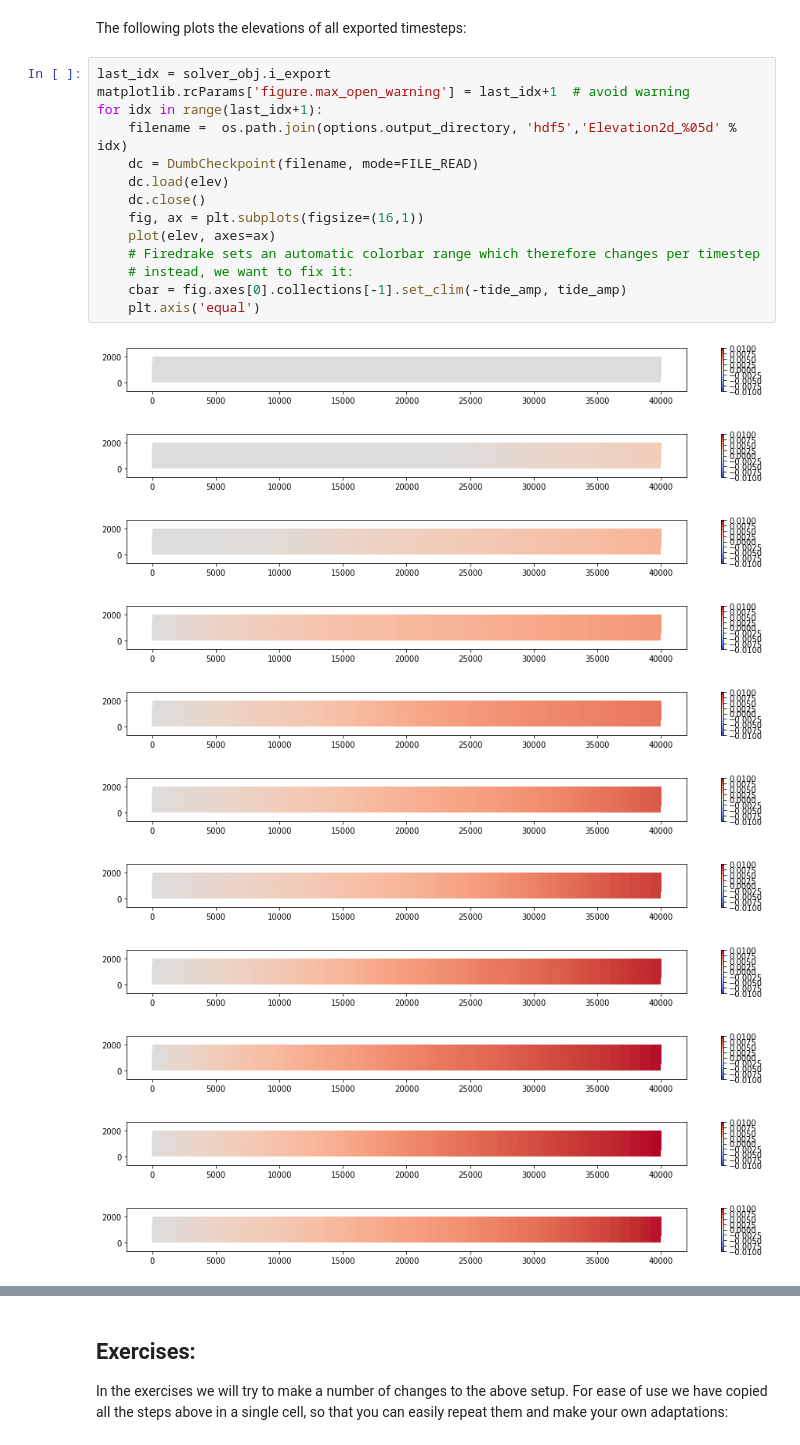
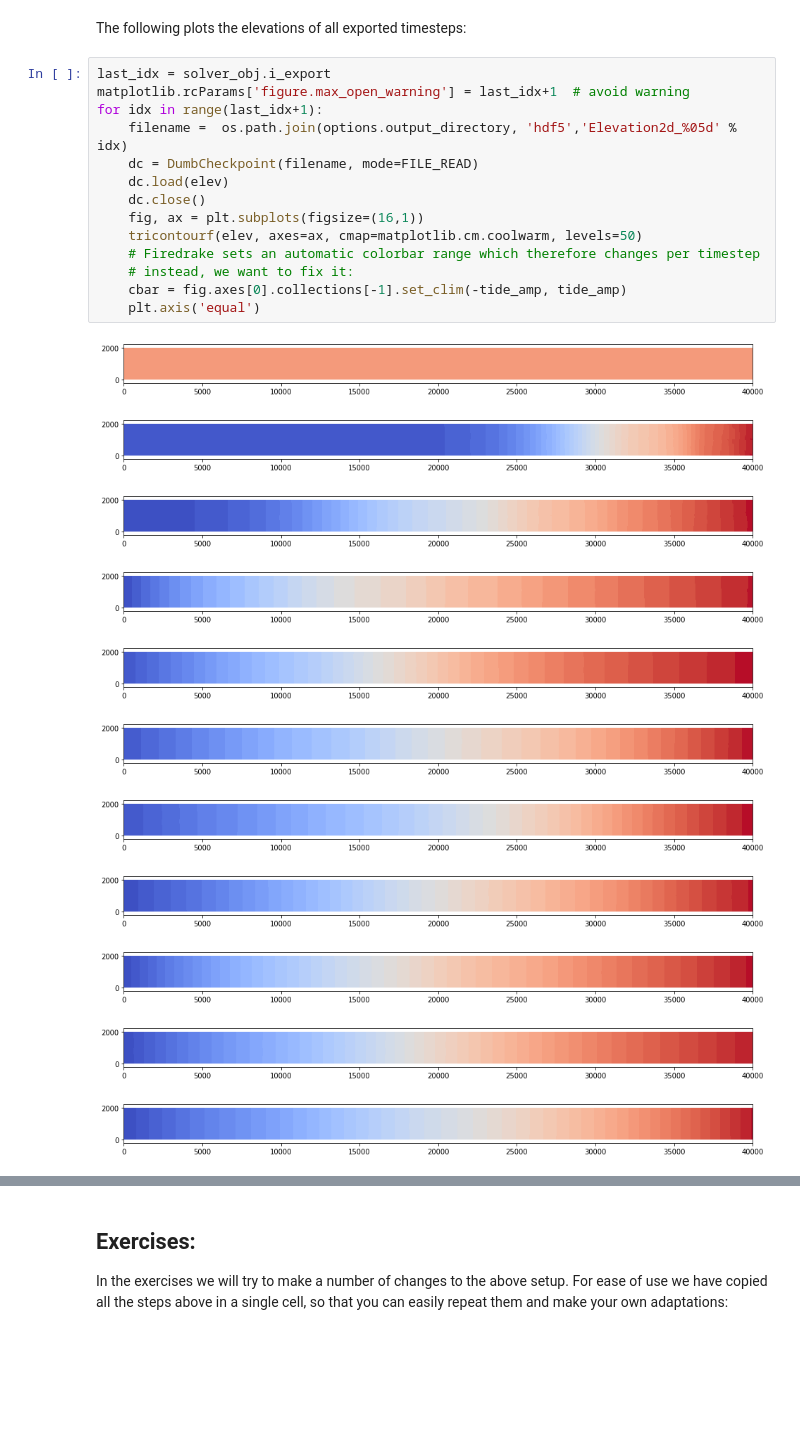
Before and after one commit to thetisproject/thetis, a Jupyter notebook: demos/01-2d-channel.ipynb, the cells around one changed output, grey strips where cells are left out. Saved outputs shown, nothing was run; the diff lists cells and outputs as text; blank space fills up the shorter version.

```diff
--- a/demos/01-2d-channel.ipynb
+++ b/demos/01-2d-channel.ipynb
@@ -194,26 +193,26 @@ The following plots the elevations of all exported timesteps:
 # %%
 last_idx = solver_obj.i_export
 matplotlib.rcParams['figure.max_open_warning'] = last_idx+1  # avoid warning
 for idx in range(last_idx+1):
     filename =  os.path.join(options.output_directory, 'hdf5','Elevation2d_%05d' % idx)
     dc = DumbCheckpoint(filename, mode=FILE_READ)
     dc.load(elev)
     dc.close()
     fig, ax = plt.subplots(figsize=(16,1))
-    plot(elev, axes=ax)
+    tricontourf(elev, axes=ax, cmap=matplotlib.cm.coolwarm, levels=50)
     # Firedrake sets an automatic colorbar range which therefore changes per timestep
     # instead, we want to fix it:
     cbar = fig.axes[0].collections[-1].set_clim(-tide_amp, tide_amp)
     plt.axis('equal')
 # %% [output]
-[figure, old version]
+[figure, new version]
-[figure, old version]
+[figure, new version]
-[figure, old version]
+[figure, new version]
-[figure, old version]
+[figure, new version]
-[figure, old version]
+[figure, new version]
-[figure, old version]
+[figure, new version]
-[figure, old version]
+[figure, new version]
-[figure, old version]
+[figure, new version]
-[figure, old version]
+[figure, new version]
-[figure, old version]
+[figure, new version]
-[figure, old version]
+[figure, new version]
```
Also changed, not shown: parts of 6 cells of this notebook, 1 other file.
